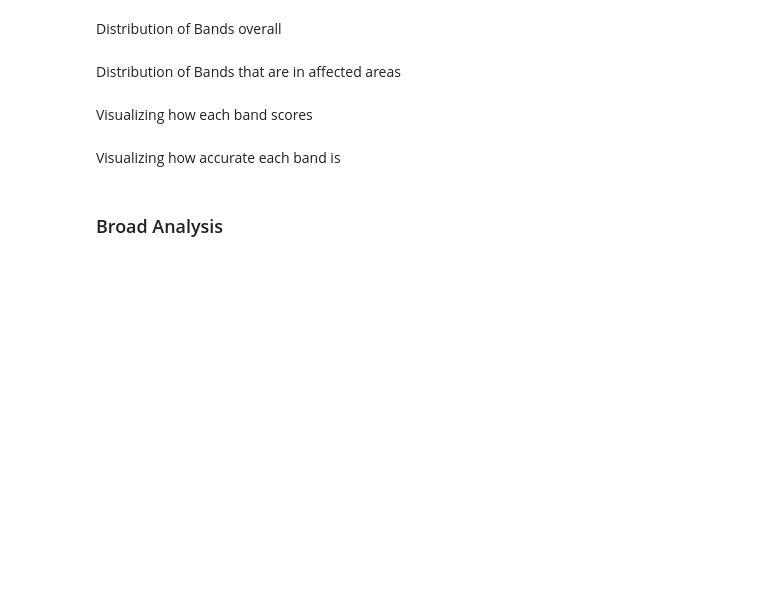
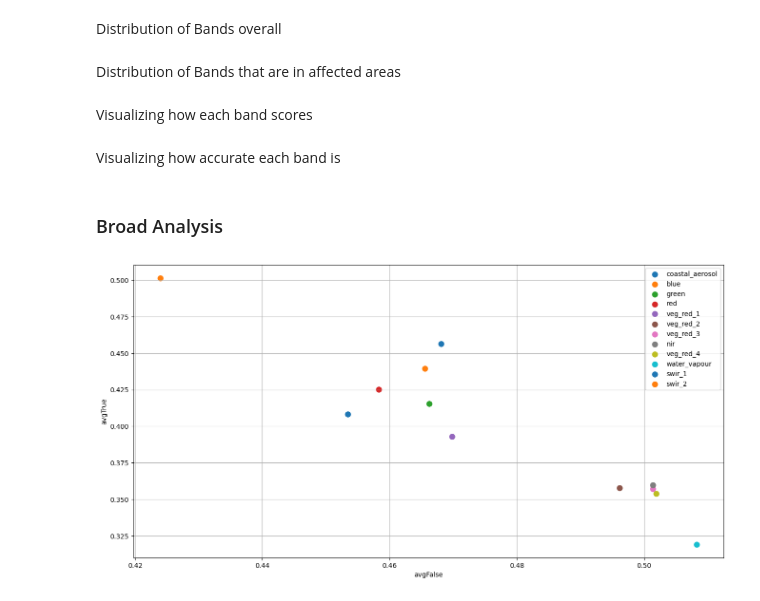
Before and after one commit to JackFlint3/DataMiningChallenge, a Jupyter notebook: dataAnalysis.ipynb, the cells around one changed output. Drawn from its saved outputs; the diff is of its cells as text; code cells hidden in the pictures; blank space fills up the shorter version.

```diff
--- a/dataAnalysis.ipynb
+++ b/dataAnalysis.ipynb
@@ -571,2 +580,26 @@ def generateAverage(globalScores):
 # %%
 globalAverage = generateAverage(globalScores=globalScores)
+# %%
+fig, ax = plt.subplots(figsize=(16, 8))
+
+bands = globalAverage["deltaScores"]
+for bandName in bands:
+
+    band = bands[bandName]
+
+    trueVariation = abs(band["maxTrue"] - band["minTrue"])
+
+
+
+    ax.scatter(x = band["avgFalse"],
+            y = band["avgTrue"],
+            s = (1 + trueVariation) ** 6,
+            label=band["name"])
+
+ax.set_xlabel("avgFalse")
+ax.set_ylabel("avgTrue")
+ax.grid(True)
+plt.legend()
+plt.show()
+# %% [output]
+[figure, added]
```
Also changed, not shown: parts of 7 cells of this notebook.
